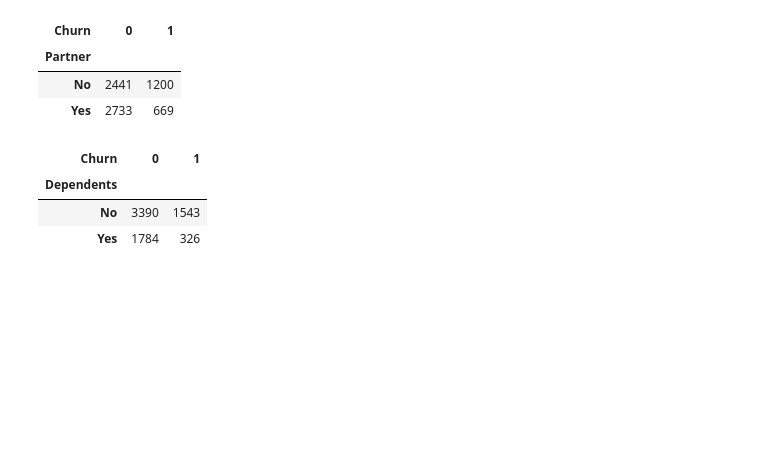
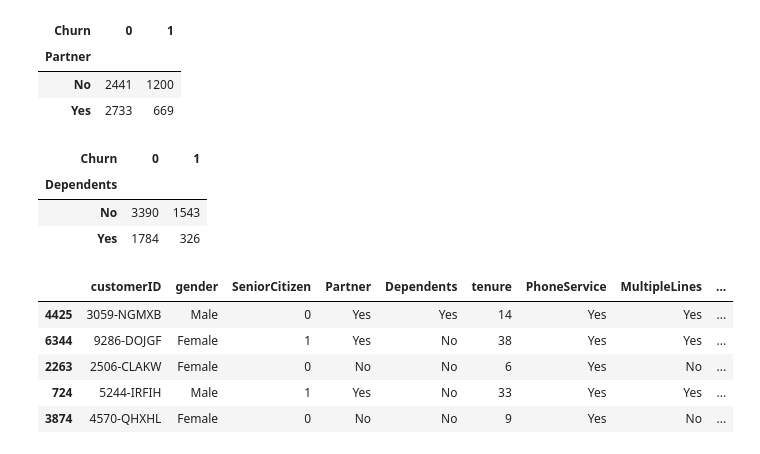
Before and after one commit to Priyanshu-Upadhyay-27/end-to-end-churn-ml, a Jupyter notebook: notebooks/EDA-Churn.ipynb, the cells around one changed output. Saved outputs shown, nothing was run; the diff lists cells and outputs as text; code cells hidden in the pictures; blank space fills up the shorter version.

```diff
--- a/notebooks/EDA-Churn.ipynb
+++ b/notebooks/EDA-Churn.ipynb
@@ -547,3 +547,13 @@ pd.crosstab(cf["Dependents"], cf["Churn"])
 | Dependents |  |  |
 | No | 3390 | 1543 |
 | Yes | 1784 | 326 |
+# %%
+with pd.option_context('display.max_columns', None):
+    display(cf.sample(5))
+# %% [output]
+|  | customerID | gender | SeniorCitizen | Partner | Dependents | tenure | PhoneService | MultipleLines | ... |
+| 4425 | 3059-NGMXB | Male | 0 | Yes | Yes | 14 | Yes | Yes | ... |
+| 6344 | 9286-DOJGF | Female | 1 | Yes | No | 38 | Yes | Yes | ... |
+| 2263 | 2506-CLAKW | Female | 0 | No | No | 6 | Yes | No | ... |
+| 724 | 5244-IRFIH | Male | 1 | Yes | No | 33 | Yes | Yes | ... |
+| 3874 | 4570-QHXHL | Female | 0 | No | No | 9 | Yes | No | ... |
```
Also changed, not shown: parts of 1 cell of this notebook.
